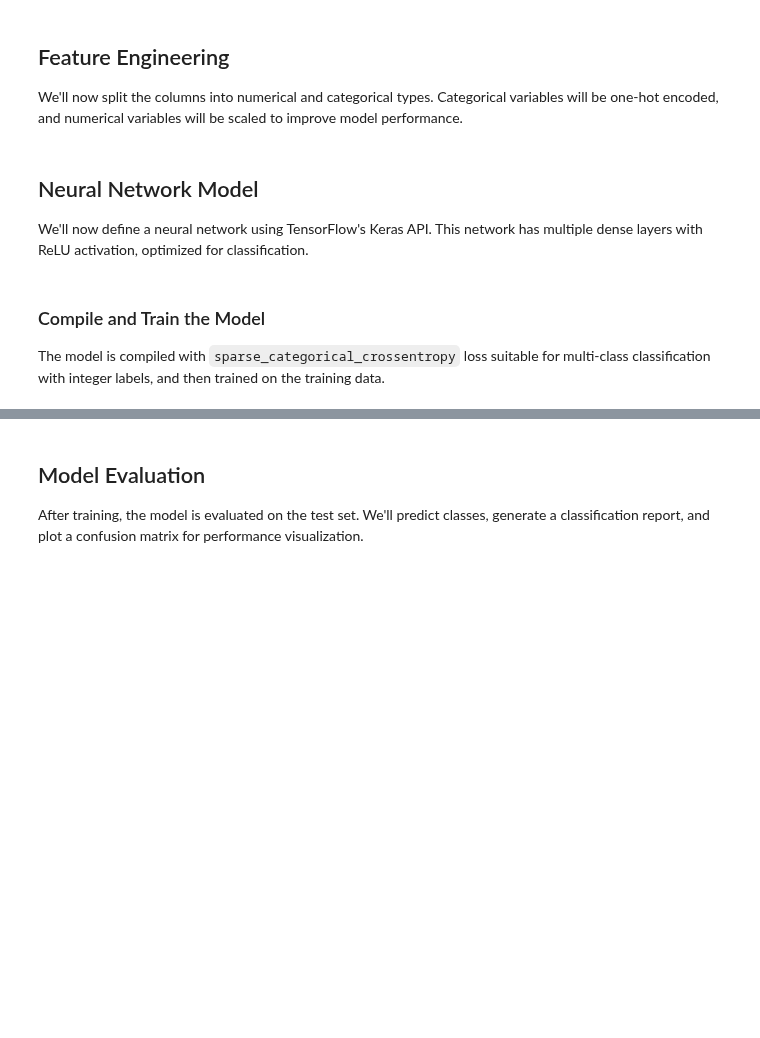
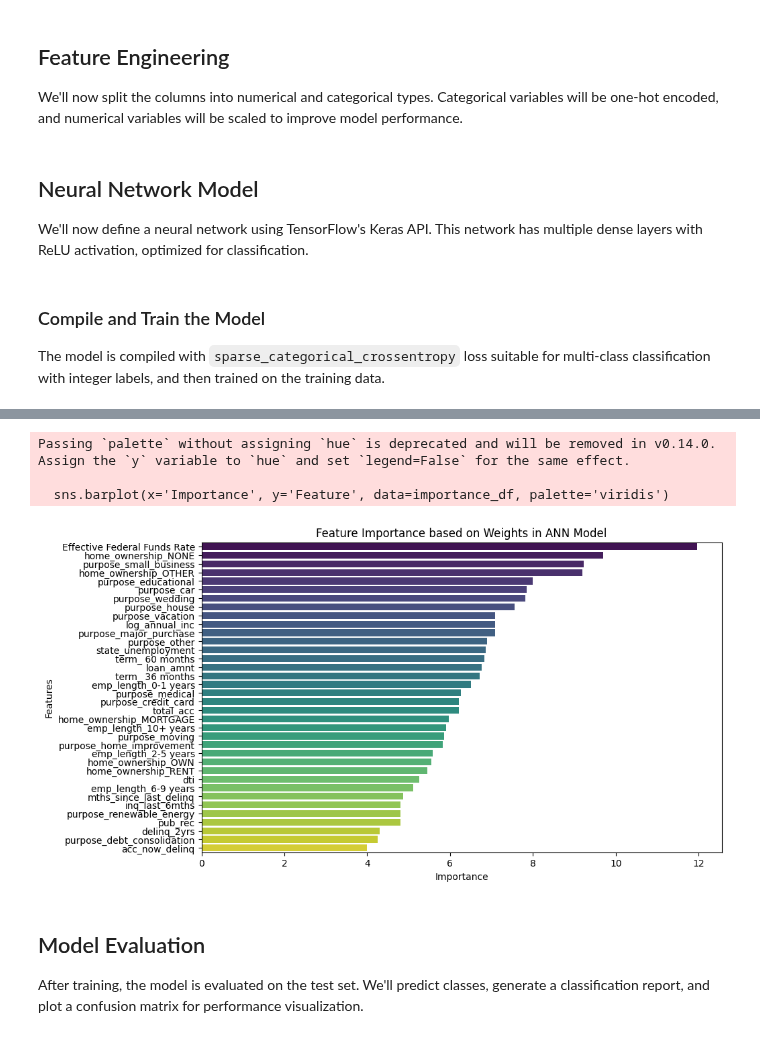
Before and after one commit to tanhl30/HE4045_Project, a Jupyter notebook: 2. Machine Learning A/ANN.ipynb, the cells around one changed output, grey strips where cells are left out. Cells and saved outputs as stored; diff of their text form; code cells hidden in the pictures; blank space fills up the shorter version.

```diff
--- a/2. Machine Learning A/ANN.ipynb
+++ b/2. Machine Learning A/ANN.ipynb
@@ -7,6 +7,7 @@ import pandas as pd
 
 # Load the dataset and set display options
 loan = pd.read_csv('../.Database/merged_cleaned_loan.csv')
+loan.set_index('id',inplace=True)
 pd.set_option('display.max_columns', None)
 # %% [markdown]
 ## Data Preprocessing
@@ -16,6 +17,10 @@ To prepare our dataset, we will:
 2. Separate the target variable (loan status) from the features.
 3. Identify numerical and categorical features for encoding and scaling.
 # %%
+# As there is only 1 observation with home_ownership = ANY,
+# we will drop that observation
+loan = loan.drop(loan[loan['home_ownership'] == 'ANY'].index)
+
 # Drop non-numerical and target columns from features
 X = loan.drop(columns=['addr_state', 'emp_title', 'loan_status', 'issue_d', 'issue_y', 'issue_m', 'title'])
 
@@ -74,8 +93,7 @@ model = keras.Sequential([
     layers.Dense(256, activation='relu'),
     layers.Dense(256, activation='relu'),
     layers.Dense(256, activation='relu'),
-    layers.Dense(10, activation='softmax') # 10 output classes for multi-class classification
-
+    layers.Dense(1, activation='sigmoid') # 10 output classes for multi-class classification
 ])
 # %% [markdown]
 ### Compile and Train the Model
@@ -83,7 +101,7 @@ The model is compiled with `sparse_categorical_crossentropy` loss suitable for m
 # %%
 # Compile the model with Adam optimizer and appropriate loss for multi-class classification
 model.compile(optimizer='adam',
-              loss='sparse_categorical_crossentropy',
+              loss='mean_squared_error',
               metrics=['accuracy'])
 
 # Train the model with training data and validate on a portion of the training set
@@ -112,4 +130,36 @@ Epoch 10/10
 <keras.src.callbacks.history.History at 0x...>
+# %%
+import seaborn as sns
+import matplotlib.pyplot as plt
+
+# Extract weights from the first layer
+weights = model.layers[0].get_weights()[0]
+
+# Calculate feature importance based on the absolute values of the weights
+feature_importance = np.abs(weights).sum(axis=1)
+
+# Create a DataFrame for better visualization
+feature_names = X_train.columns
+importance_df = pd.DataFrame({
+    'Feature': feature_names,
+    'Importance': feature_importance
+})
+
+# Sort the DataFrame by importance
+importance_df = importance_df.sort_values(by='Importance', ascending=False)
+
+# Plot the feature importance
+plt.figure(figsize=(10, 6))
+sns.barplot(x='Importance', y='Feature', data=importance_df, palette='viridis')
+plt.title('Feature Importance based on Weights in ANN Model')
+plt.xlabel('Importance')
+plt.ylabel('Features')
+plt.show()
+# %% [output]
+Passing `palette` without assigning `hue` is deprecated and will be removed in v0.14.0. Assign the `y` variable to `hue` and set `legend=False` for the same effect.
+
+  sns.barplot(x='Importance', y='Feature', data=importance_df, palette='viridis')
+[figure, added]
 # %% [markdown]
 ## Model Evaluation
 
```
Also changed, not shown: parts of 9 cells of this notebook, 3 other files.
